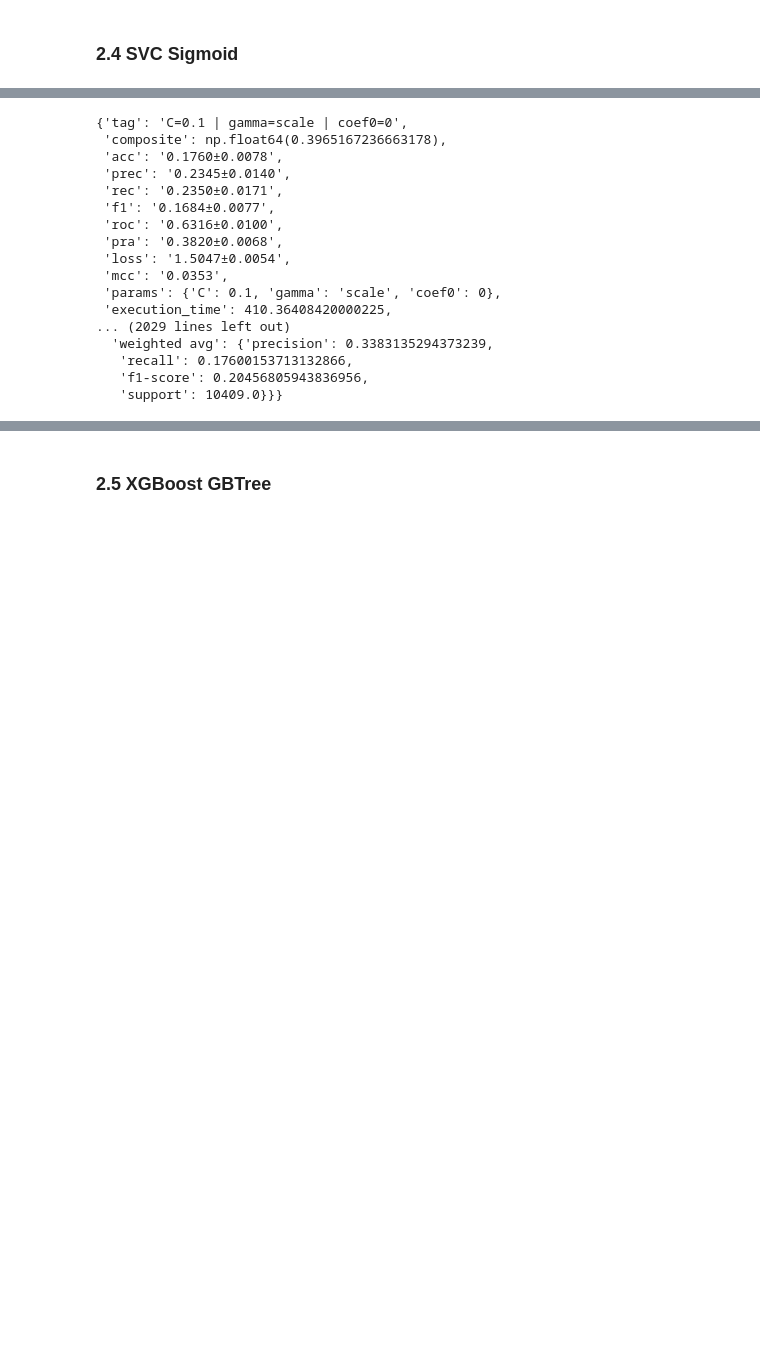
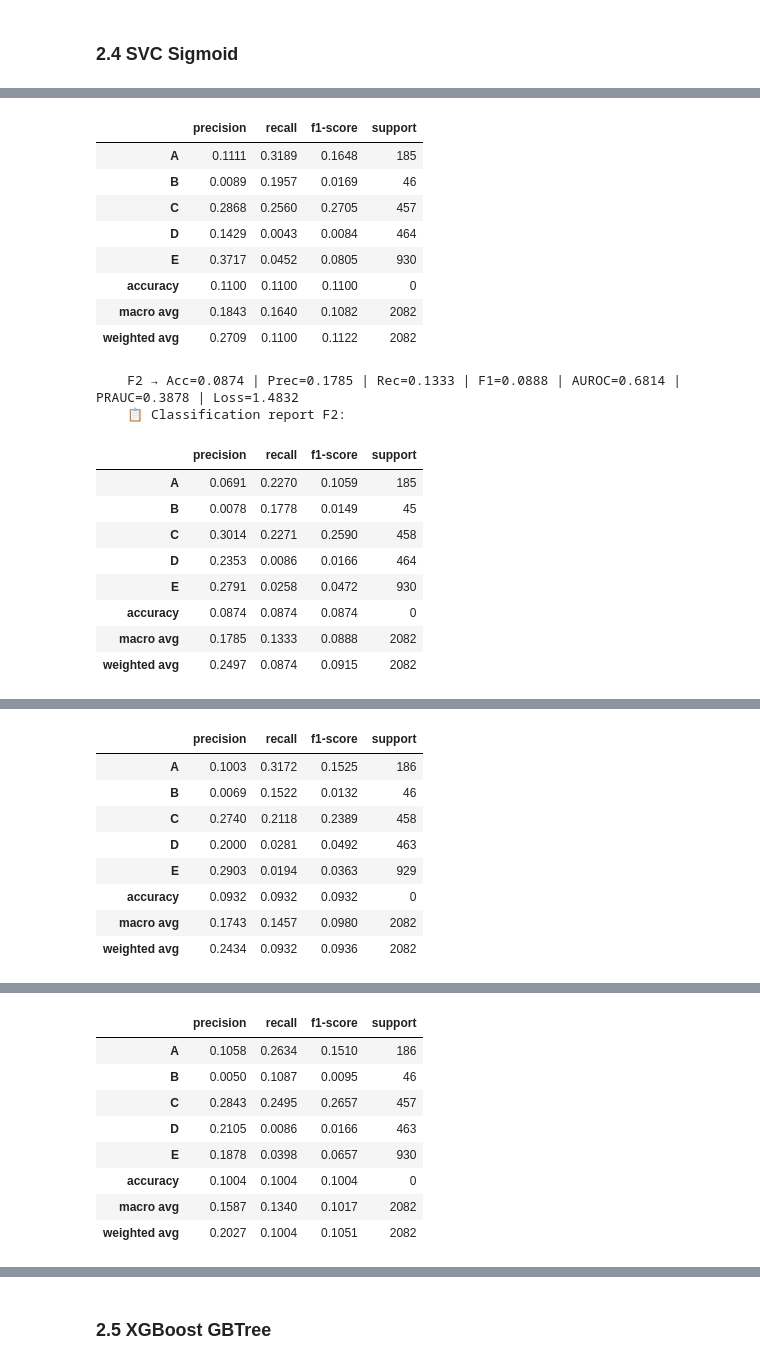
Before and after one commit to QuantumResearch-MCI/quantum-multiclass-classification, a Jupyter notebook: notebooks/!ML.ipynb, the cells around one changed output, grey strips where cells are left out. Saved outputs shown, nothing was run; the diff lists cells and outputs as text; code cells hidden in the pictures; blank space fills up the shorter version.

```diff
--- a/notebooks/!ML.ipynb
+++ b/notebooks/!ML.ipynb
@@ -717,11 +920,14 @@ weighted avg       0.80      0.73      0.73     10409
 # %% [markdown]
 ### 2.4 SVC Sigmoid
 # %%
+# 🏆 Best config : C=1 | coef0=1.0 | gamma=auto  (min penalized log-loss)
+#    Log-loss    : 1.4685±0.0047 (Acc=0.0996±0.0110 | F1w=0.1111±0.0118 | F1macro=0.1011±0.0123 | AUROC=0.6602±0.0072 | PRAUC=0.4504±0.0090)
+#    Selection   : 1.4685 (LossGap=-0.0001 | F1macroGap=+0.0001)
+
 search_space = {
-    "C": [0.1],
-    # "tol": [0.1],
-    "gamma": ['scale'],
-    "coef0": [0],
+    "C": [1],
+    "gamma": ['auto'],
+    "coef0": [1.0],
 }
 evaluate_cv(
     model_name="SVC Sigmoid",
@@ -752,17 +949,20 @@ weighted avg       0.34      0.18      0.20     10409
+|  | precision | recall | f1-score | support |
+| A | 0.1111 | 0.3189 | 0.1648 | 185 |
+| B | 0.0089 | 0.1957 | 0.0169 | 46 |
+| C | 0.2868 | 0.2560 | 0.2705 | 457 |
+| D | 0.1429 | 0.0043 | 0.0084 | 464 |
+| E | 0.3717 | 0.0452 | 0.0805 | 930 |
+| accuracy | 0.1100 | 0.1100 | 0.1100 | 0 |
+| macro avg | 0.1843 | 0.1640 | 0.1082 | 2082 |
+| weighted avg | 0.2709 | 0.1100 | 0.1122 | 2082 |
-{'tag': 'C=0.1 | gamma=scale | coef0=0',
- 'composite': np.float64(0.3965167236663178),
- 'acc': '0.1760±0.0078',
- 'prec': '0.2345±0.0140',
- 'rec': '0.2350±0.0171',
- 'f1': '0.1684±0.0077',
- 'roc': '0.6316±0.0100',
- 'pra': '0.3820±0.0068',
- 'loss': '1.5047±0.0054',
- 'mcc': '0.0353',
- 'params': {'C': 0.1, 'gamma': 'scale', 'coef0': 0},
- 'execution_time': 410.36408420000225,
-... (2029 lines left out)
-  'weighted avg': {'precision': 0.3383135294373239,
-   'recall': 0.17600153713132866,
-   'f1-score': 0.20456805943836956,
-   'support': 10409.0}}}
+    F2 → Acc=0.0874 | Prec=0.1785 | Rec=0.1333 | F1=0.0888 | AUROC=0.6814 | PRAUC=0.3878 | Loss=1.4832
+    📋 Classification report F2:
+|  | precision | recall | f1-score | support |
+| A | 0.0691 | 0.2270 | 0.1059 | 185 |
+| B | 0.0078 | 0.1778 | 0.0149 | 45 |
+| C | 0.3014 | 0.2271 | 0.2590 | 458 |
+| D | 0.2353 | 0.0086 | 0.0166 | 464 |
+| E | 0.2791 | 0.0258 | 0.0472 | 930 |
+| accuracy | 0.0874 | 0.0874 | 0.0874 | 0 |
+| macro avg | 0.1785 | 0.1333 | 0.0888 | 2082 |
+| weighted avg | 0.2497 | 0.0874 | 0.0915 | 2082 |
@@ -768,0 +971,9 @@ weighted avg       0.34      0.18      0.20     10409
+|  | precision | recall | f1-score | support |
+| A | 0.1003 | 0.3172 | 0.1525 | 186 |
+| B | 0.0069 | 0.1522 | 0.0132 | 46 |
+| C | 0.2740 | 0.2118 | 0.2389 | 458 |
+| D | 0.2000 | 0.0281 | 0.0492 | 463 |
+| E | 0.2903 | 0.0194 | 0.0363 | 929 |
+| accuracy | 0.0932 | 0.0932 | 0.0932 | 0 |
+| macro avg | 0.1743 | 0.1457 | 0.0980 | 2082 |
+| weighted avg | 0.2434 | 0.0932 | 0.0936 | 2082 |
@@ -768,0 +982,9 @@ weighted avg       0.34      0.18      0.20     10409
+|  | precision | recall | f1-score | support |
+| A | 0.1058 | 0.2634 | 0.1510 | 186 |
+| B | 0.0050 | 0.1087 | 0.0095 | 46 |
+| C | 0.2843 | 0.2495 | 0.2657 | 457 |
+| D | 0.2105 | 0.0086 | 0.0166 | 463 |
+| E | 0.1878 | 0.0398 | 0.0657 | 930 |
+| accuracy | 0.1004 | 0.1004 | 0.1004 | 0 |
+| macro avg | 0.1587 | 0.1340 | 0.1017 | 2082 |
+| weighted avg | 0.2027 | 0.1004 | 0.1051 | 2082 |
```
Also changed, not shown: parts of 12 cells of this notebook, 8 other files.
